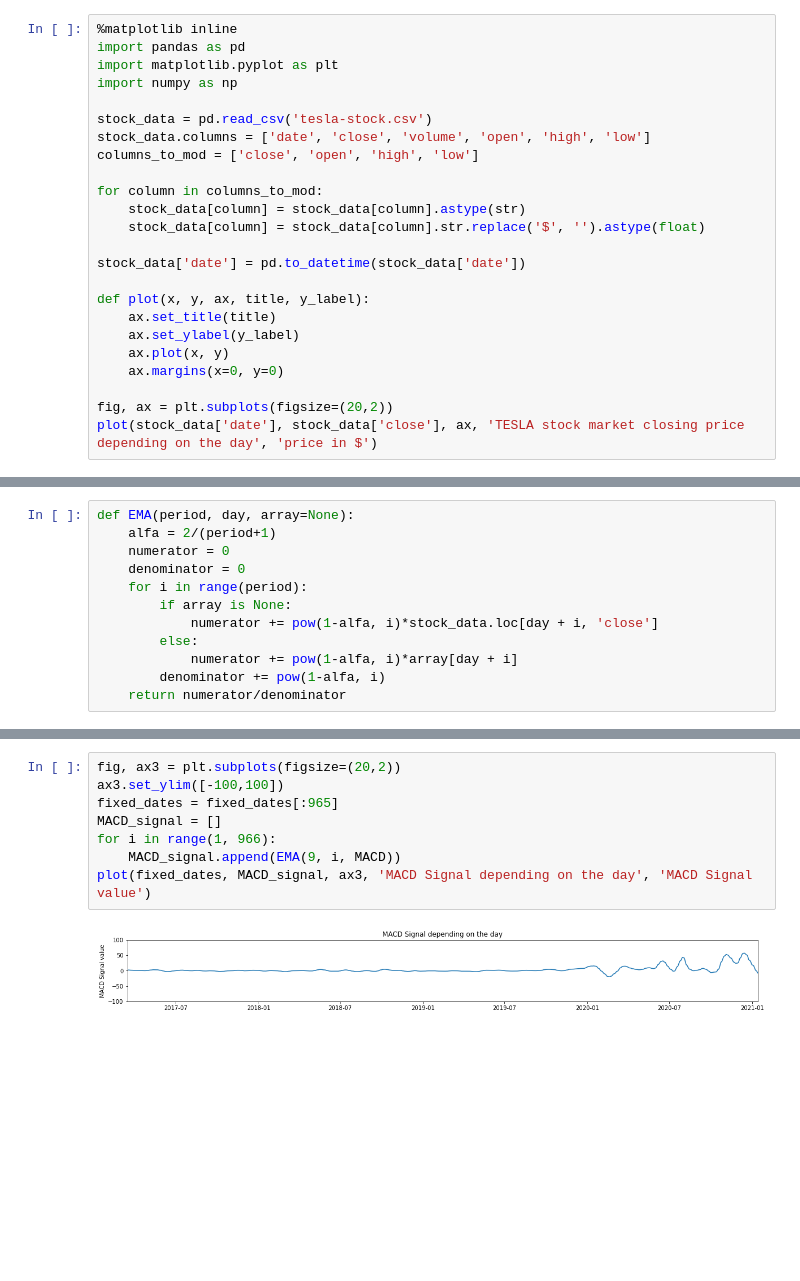
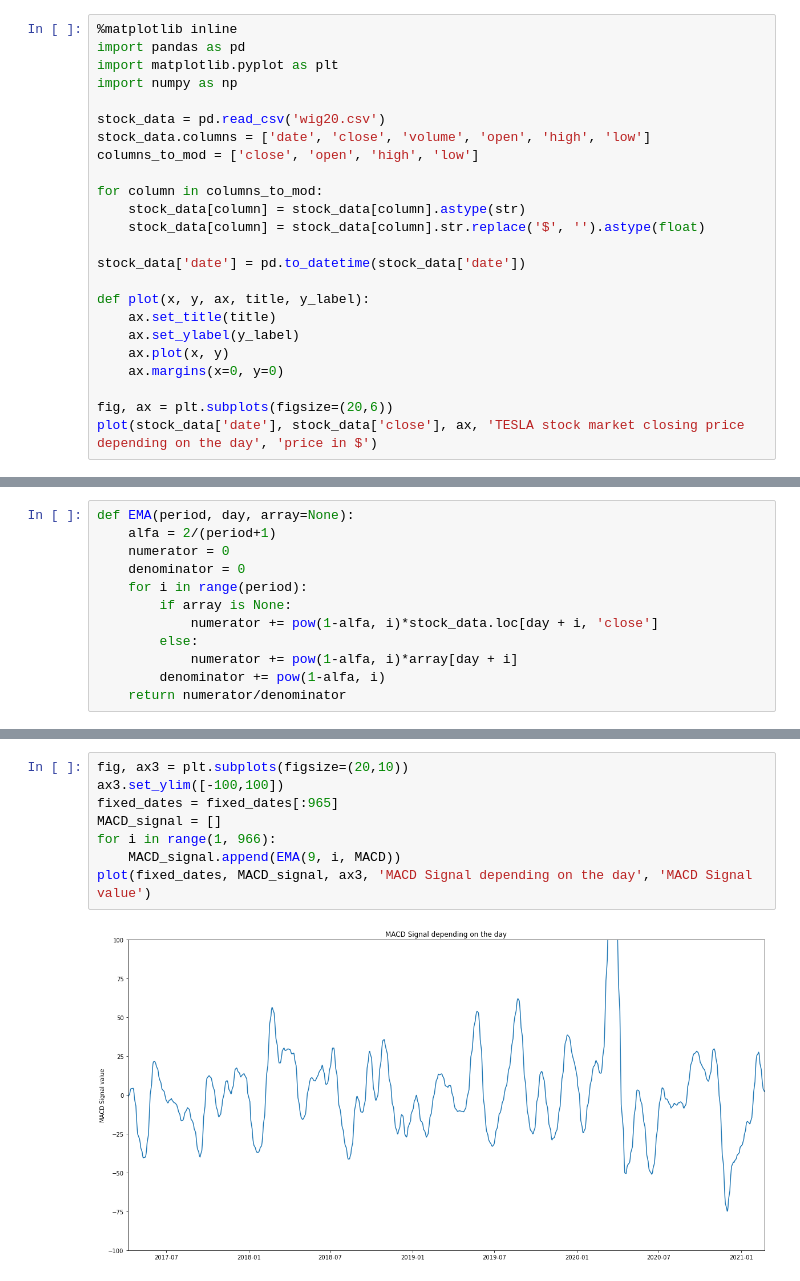
Before and after one commit to Unf0rgiv3n/MACD-Moving-Average-Convergence-Divergence, a Jupyter notebook: MACD.ipynb, the cells around one changed output, grey strips where cells are left out. Cells and saved outputs as stored; diff of their text form; blank space fills up the shorter version.

```diff
--- a/MACD.ipynb
+++ b/MACD.ipynb
@@ -10,7 +10,7 @@ import pandas as pd
 import matplotlib.pyplot as plt
 import numpy as np
 
-stock_data = pd.read_csv('tesla-stock.csv')
+stock_data = pd.read_csv('wig20.csv')
 stock_data.columns = ['date', 'close', 'volume', 'open', 'high', 'low']
 columns_to_mod = ['close', 'open', 'high', 'low']
 
@@ -26,6 +26,6 @@ def plot(x, y, ax, title, y_label):
     ax.plot(x, y)
     ax.margins(x=0, y=0)
 
-fig, ax = plt.subplots(figsize=(20,2))
+fig, ax = plt.subplots(figsize=(20,6))
 plot(stock_data['date'], stock_data['close'], ax, 'TESLA stock market closing price depending on the day', 'price in $')
 # %% [output]
@@ -59,12 +59,12 @@ plot(fixed_dates, MACD, ax2, 'MACD depending on the day', 'MACD value')
 # %%
-fig, ax3 = plt.subplots(figsize=(20,2))
+fig, ax3 = plt.subplots(figsize=(20,10))
 ax3.set_ylim([-100,100])
 fixed_dates = fixed_dates[:965]
 MACD_signal = []
 for i in range(1, 966):
     MACD_signal.append(EMA(9, i, MACD))
 plot(fixed_dates, MACD_signal, ax3, 'MACD Signal depending on the day', 'MACD Signal value')
 # %% [output]
-[figure, old version]
+[figure, new version]
 # %%
 MACD = MACD[:965]
```
Also changed, not shown: parts of 7 cells of this notebook, 1 other file.
